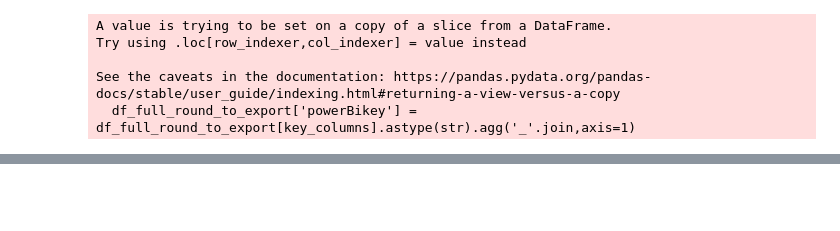
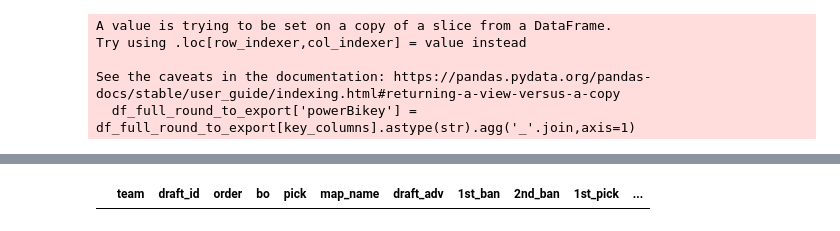
Before and after one commit to RkTcaster/vlr-scraper, a Jupyter notebook: Webscraper.ipynb, the cells around one changed output, grey strips where cells are left out. Cells and saved outputs as stored; diff of their text form; code cells hidden in the pictures; blank space fills up the shorter version.

```diff
--- a/Webscraper.ipynb
+++ b/Webscraper.ipynb
@@ -1356,7 +1355,7 @@ for dire in toExtract:
 
 csv_file = "economy.csv"
 
-with open(csv_file, mode="w", newline="") as file:
+with open(csv_file, mode="w", newline="",encoding="iso-8859-1") as file:
     writer = csv.writer(file)
     headers = dict_economia.keys()
     writer.writerow(headers)
@@ -1603,0 +1721,2 @@ df_maps_id.to_csv(path_or_buf='table_maps.csv',index=False)
+# %%
+df_drafts = pd.read_csv('table_drafts.csv',encoding='utf-8')
@@ -1604 +1765,13 @@ df_maps_id.to_csv(path_or_buf='table_maps.csv',index=False)
+# %%
+df_drafts['draft_adv'] = -1
+
+df_drafts['1st_ban'] = df_drafts.apply(first_ban,axis=1)
+
+df_drafts['2nd_ban'] = df_drafts.apply(second_ban,axis=1)
+
+df_drafts['1st_pick'] = df_drafts.apply(first_pick, axis=1)
+
+df_drafts['2nd_pick'] = df_drafts.apply(second_pick,axis=1)
+
+df_drafts['decider'] = df_drafts.apply(decider_pick,axis=1)
 # %%
@@ -1615,0 +1779,6 @@ df_maps_id
+# %%
+df_drafts.loc[217:223,['draft_adv']] = 0
+# %%
+df_drafts[df_drafts['draft_id'] == 'draft_14']
+# %% [output]
+|  | team | draft_id | order | bo | pick | map_name | draft_adv | 1st_ban | 2nd_ban | 1st_pick | ... |
```
Also changed, not shown: parts of 31 cells of this notebook.
